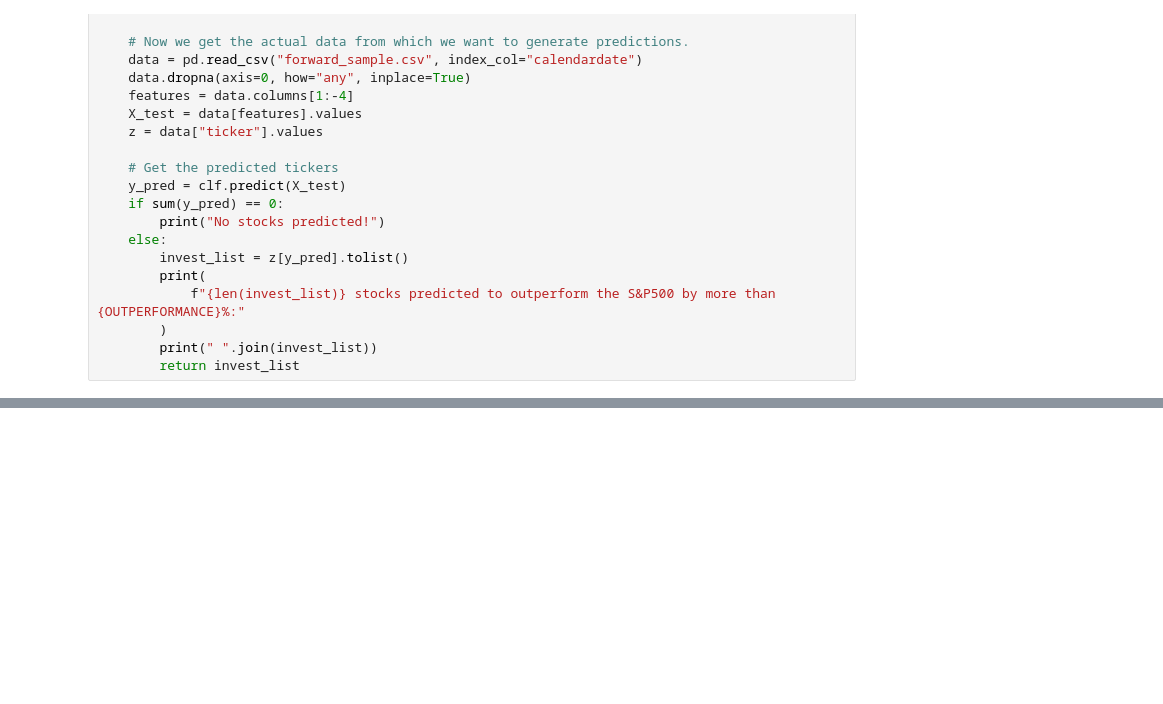
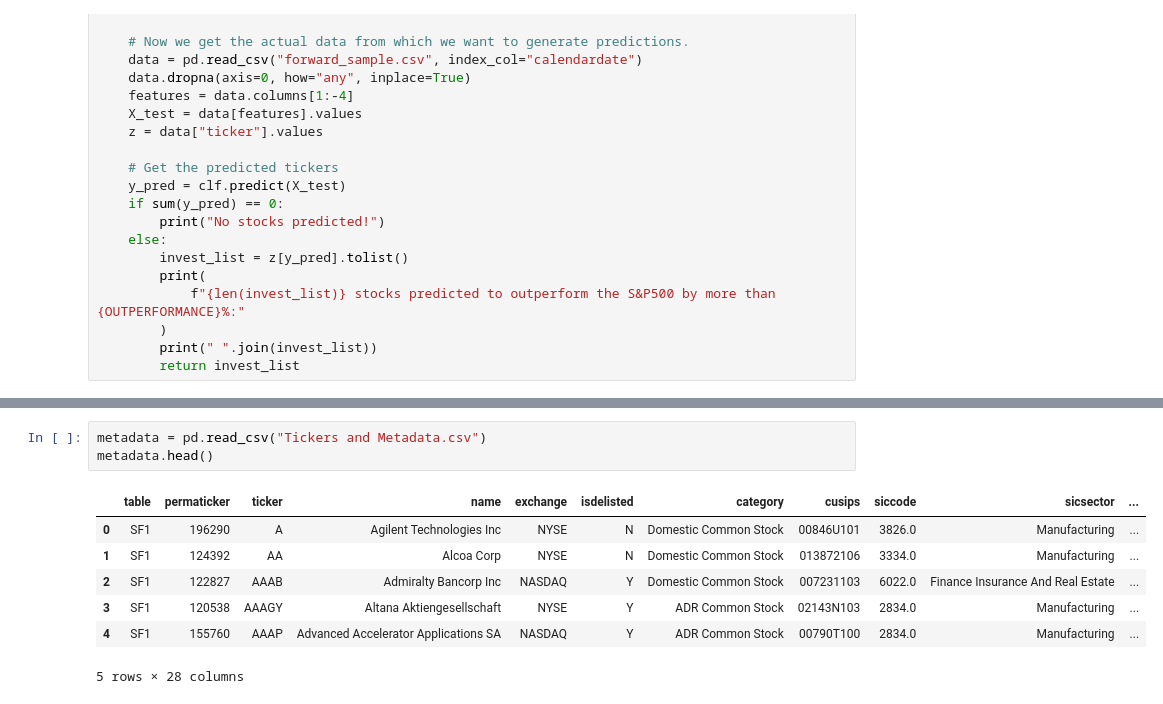
Before and after one commit to JonathanJing/Stock-Trading-Strategy, a Jupyter notebook: Stage1_Backtest.ipynb, the cells around one changed output, grey strips where cells are left out. Cells and saved outputs as stored; diff of their text form; blank space fills up the shorter version.

```diff
--- a/Stage1_Backtest.ipynb
+++ b/Stage1_Backtest.ipynb
@@ -225,0 +223,11 @@ ADS APEX BE BRQS CCXI CHMP CLWR CTGO CYTK EDSA FKWL FLXT GRBK GSB GTMM HMNY MTEM
+# %%
+metadata = pd.read_csv("Tickers and Metadata.csv")
+metadata.head()
+# %% [output]
+|  | table | permaticker | ticker | name | exchange | isdelisted | category | cusips | siccode | sicsector | ... |
+| 0 | SF1 | 196290 | A | Agilent Technologies Inc | NYSE | N | Domestic Common Stock | 00846U101 | 3826.0 | Manufacturing | ... |
+| 1 | SF1 | 124392 | AA | Alcoa Corp | NYSE | N | Domestic Common Stock | 013872106 | 3334.0 | Manufacturing | ... |
+| 2 | SF1 | 122827 | AAAB | Admiralty Bancorp Inc | NASDAQ | Y | Domestic Common Stock | 007231103 | 6022.0 | Finance Insurance And Real Estate | ... |
+| 3 | SF1 | 120538 | AAAGY | Altana Aktiengesellschaft | NYSE | Y | ADR Common Stock | 02143N103 | 2834.0 | Manufacturing | ... |
+| 4 | SF1 | 155760 | AAAP | Advanced Accelerator Applications SA | NASDAQ | Y | ADR Common Stock | 00790T100 | 2834.0 | Manufacturing | ... |
+5 rows × 28 columns
```
Also changed, not shown: parts of 6 cells of this notebook, 9 other files.
